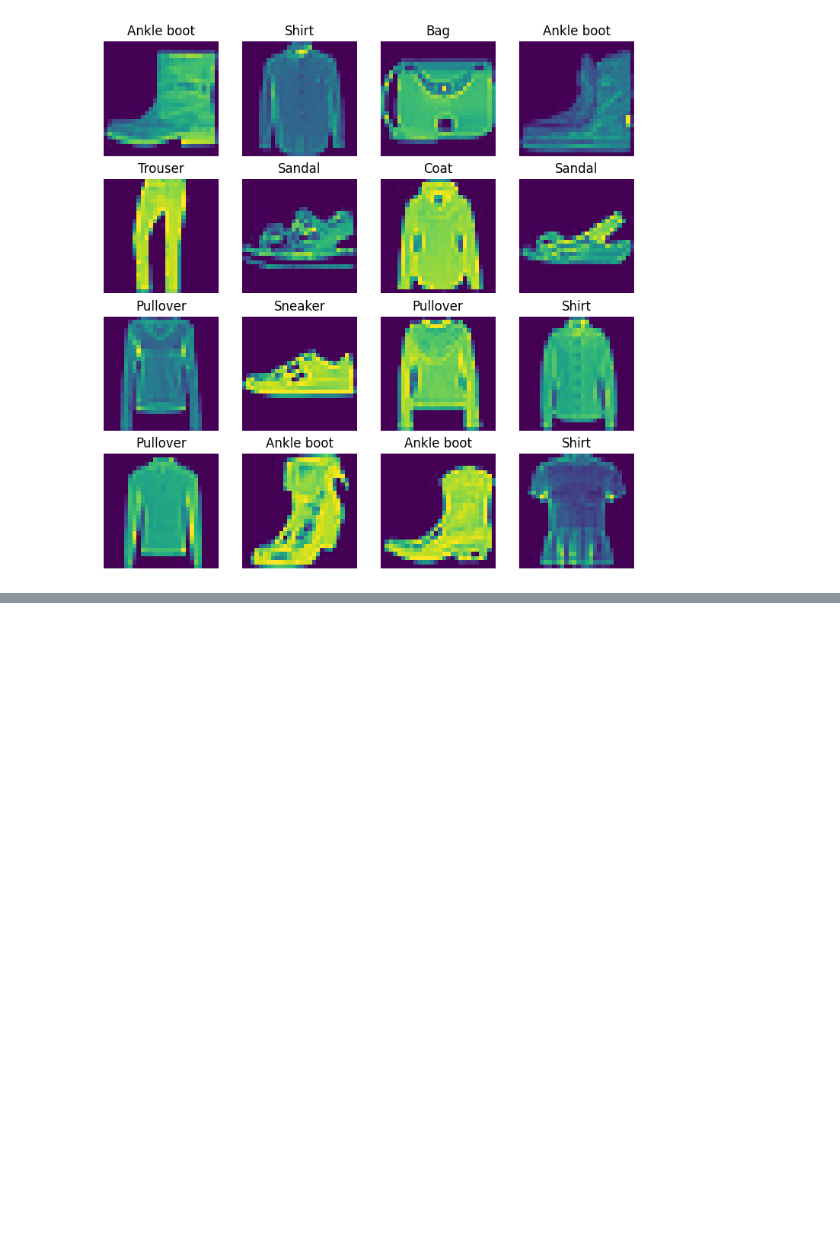
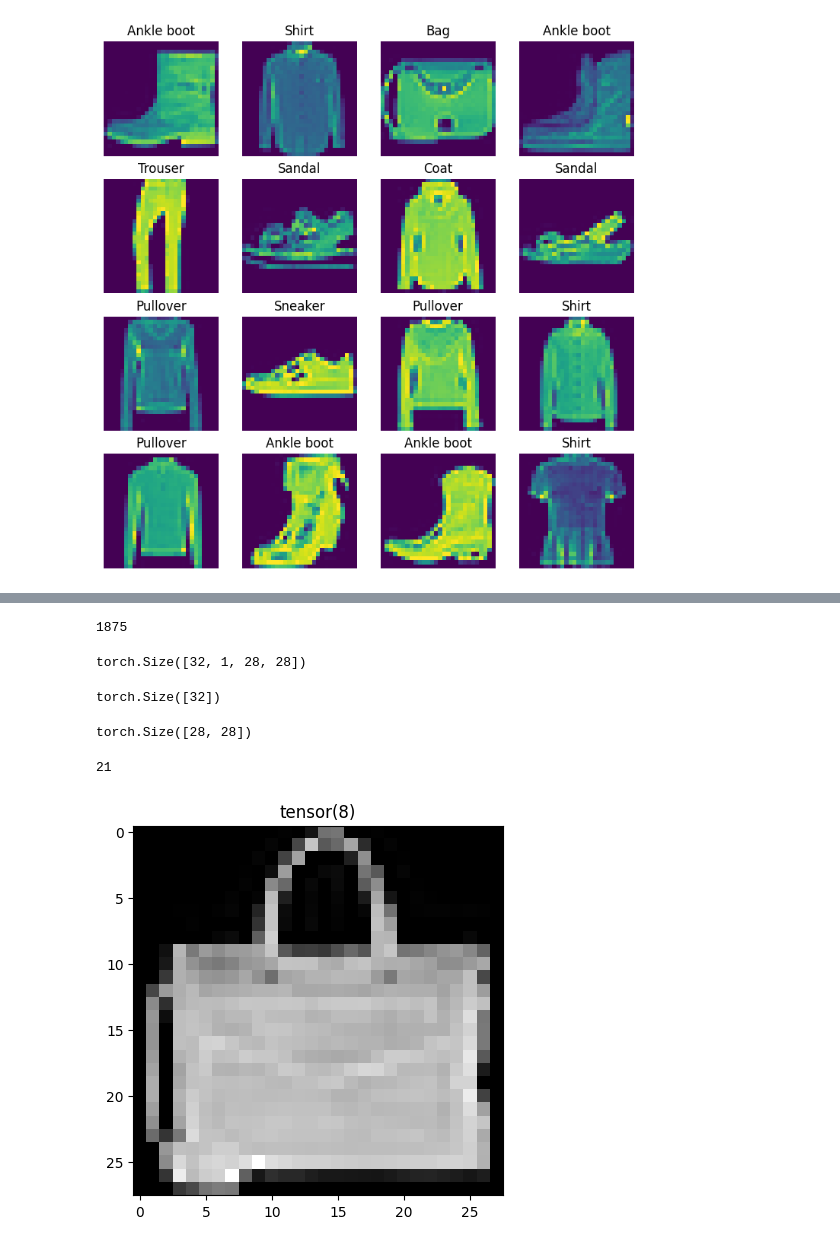
Before and after one commit to saivenkatreddy29/Pytorch-Learning, a Jupyter notebook: Pytorch_Computer_Vision.ipynb, the cells around one changed output, grey strips where cells are left out. Cells and saved outputs as stored; diff of their text form; code cells hidden in the pictures; blank space fills up the shorter version.

```diff
--- a/Pytorch_Computer_Vision.ipynb
+++ b/Pytorch_Computer_Vision.ipynb
@@ -87,0 +92,12 @@ for i in range (1,17):
+# %%
+train_data = DataLoader(
+    dataset = train_dataset,
+    batch_size = 32,
+    shuffle = True,
+)
+
+test_data = DataLoader(
+    dataset = test_dataset,
+    batch_size = 32,
+    shuffle = True
+)
@@ -87,0 +109,27 @@ for i in range (1,17):
+# %%
+len(train_data)
+# %% [output]
+1875
+# %%
+train_batch,train_label = next(iter(train_data))
+# %%
+train_batch.shape
+# %% [output]
+torch.Size([32, 1, 28, 28])
+# %%
+train_label.shape
+# %% [output]
+torch.Size([32])
+# %%
+train_batch[0].squeeze().shape
+# %% [output]
+torch.Size([28, 28])
+# %%
+# torch.manual_seed(42)
+j = torch.randint(0, len(train_batch), size = [1]).item()
+print(j)
+plt.imshow(train_batch[j].squeeze(), cmap = 'gray');
+plt.title(train_label[j]);
+# %% [output]
+21
+[figure, added]
```
Also changed, not shown: parts of 8 cells of this notebook.
